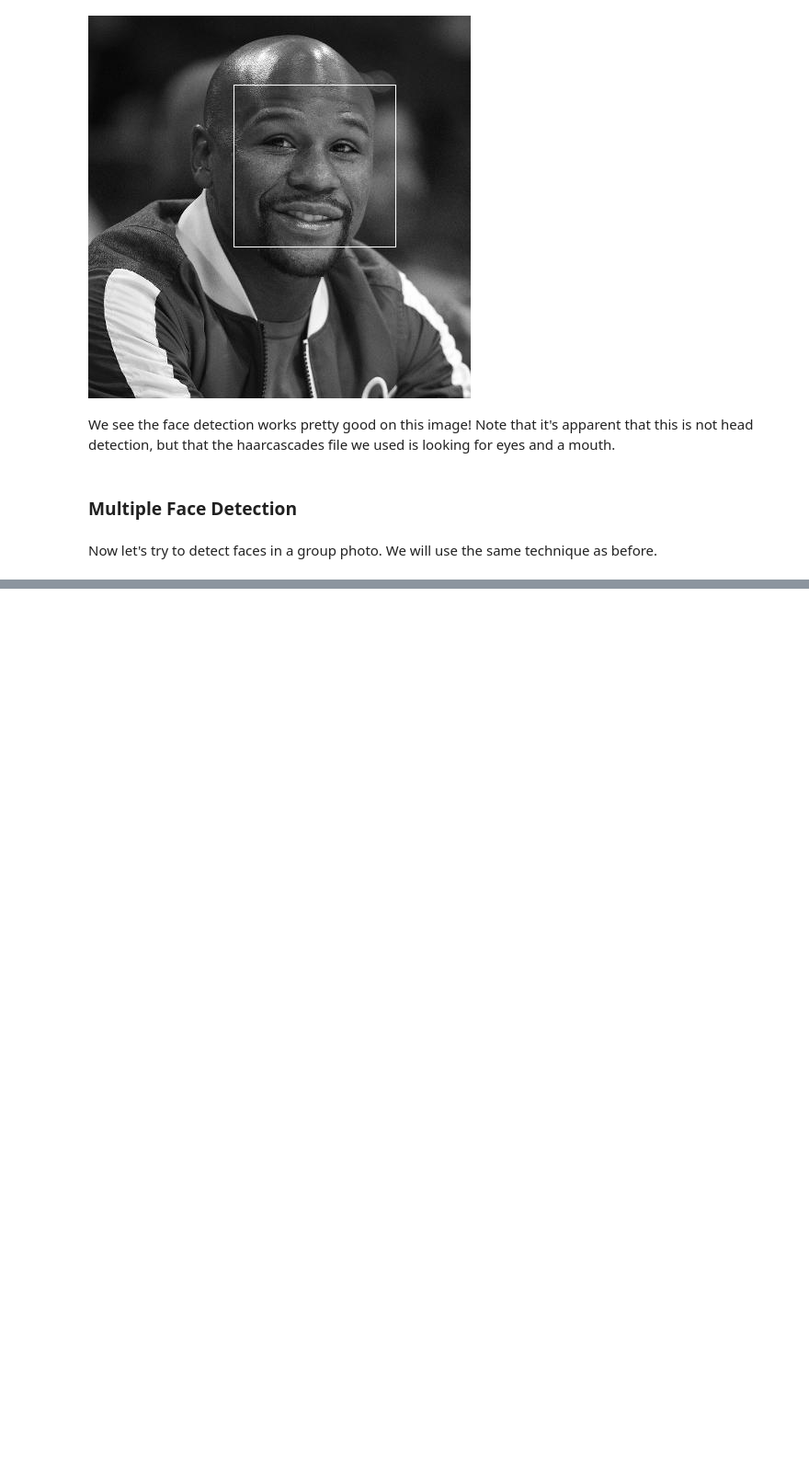
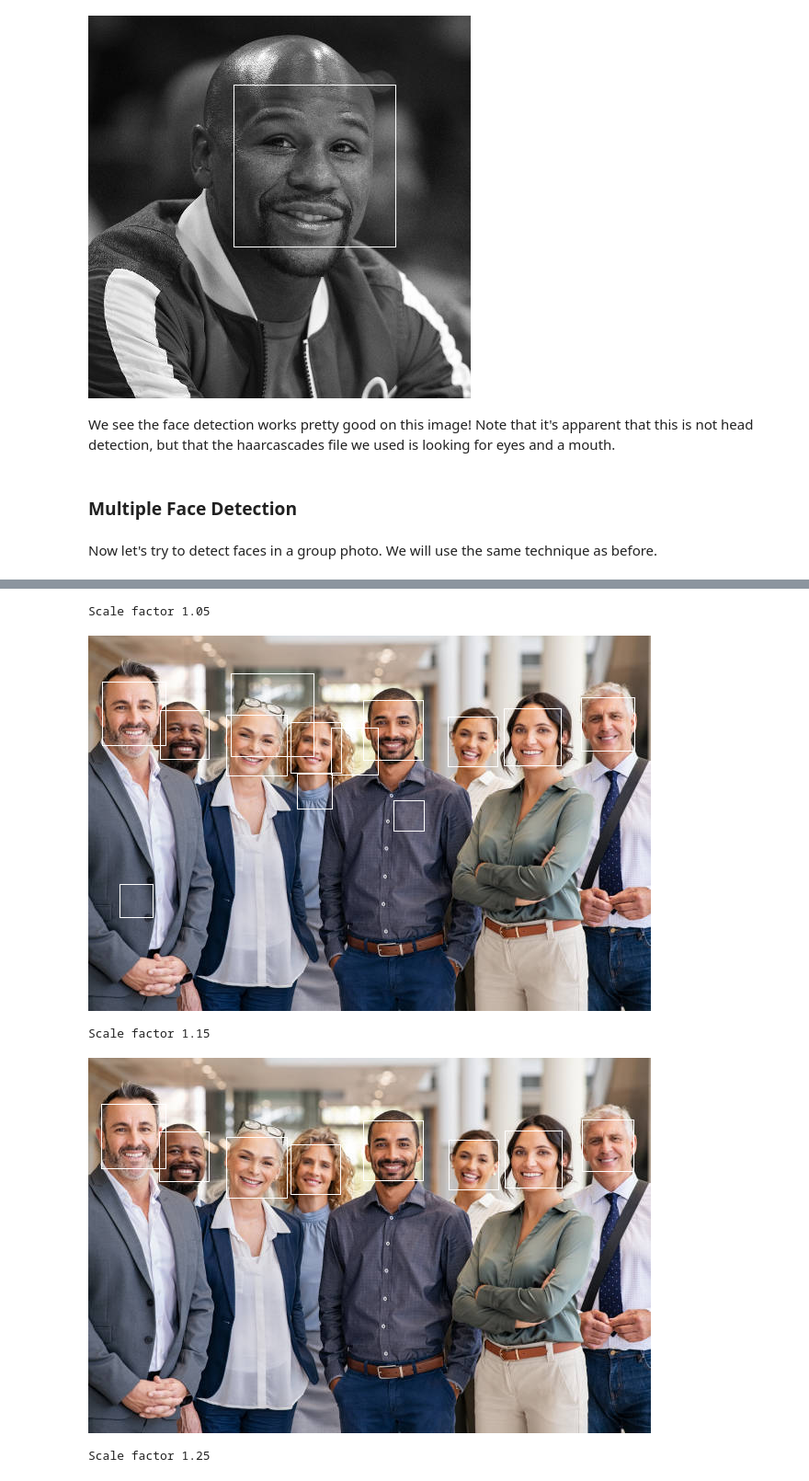
Before and after one commit to josuedelvalle/introduction_opencv_facial_recognition, a Jupyter notebook: opencv_facial_recognition.ipynb, the cells around one changed output, grey strips where cells are left out. Shown at 92% size. Cells and saved outputs as stored; diff of their text form; code cells hidden in the pictures; blank space fills up the shorter version.

```diff
--- a/opencv_facial_recognition.ipynb
+++ b/opencv_facial_recognition.ipynb
@@ -125,0 +155,15 @@ Now let's try to detect faces in a group photo. We will use the same technique a
+# %%
+def show_rects(faces):
+    """
+    Function to draw rectangles around faces
+    :param faces: list of faces as rectangles
+    :return: None
+    """
+    # Open image
+    pil_image = Image.open('images/group_of_people.jpg').convert('RGB')
+    # Draw rectangle around faces
+    draw = ImageDraw.Draw(pil_image)
+    for x,y,w,h in faces:
+        draw.rectangle((x,y,x+w,y+h), outline='white')
+    # Display image
+    display(pil_image)
@@ -125,0 +173,22 @@ Now let's try to detect faces in a group photo. We will use the same technique a
+# %%
+# Lets experiment with the scale factor. Usually it's a small value, lets try 1.05
+print("Scale factor 1.05")
+faces = face_cascade.detectMultiScale(gray_group_image,1.05)
+# Show those results
+show_rects(faces)
+# Now lets also try 1.15
+print("Scale factor 1.15")
+faces = face_cascade.detectMultiScale(gray_group_image,1.15)
+# Show those results
+show_rects(faces)
+# Finally lets also try 1.25
+print("Scale factor 1.25")
+faces = face_cascade.detectMultiScale(gray_group_image,1.25)
+# Show those results
+show_rects(faces)
+# %% [output]
+Scale factor 1.05
+[figure, added]
+Scale factor 1.15
+[figure, added]
+Scale factor 1.25
```
Also changed, not shown: parts of 7 cells of this notebook.
